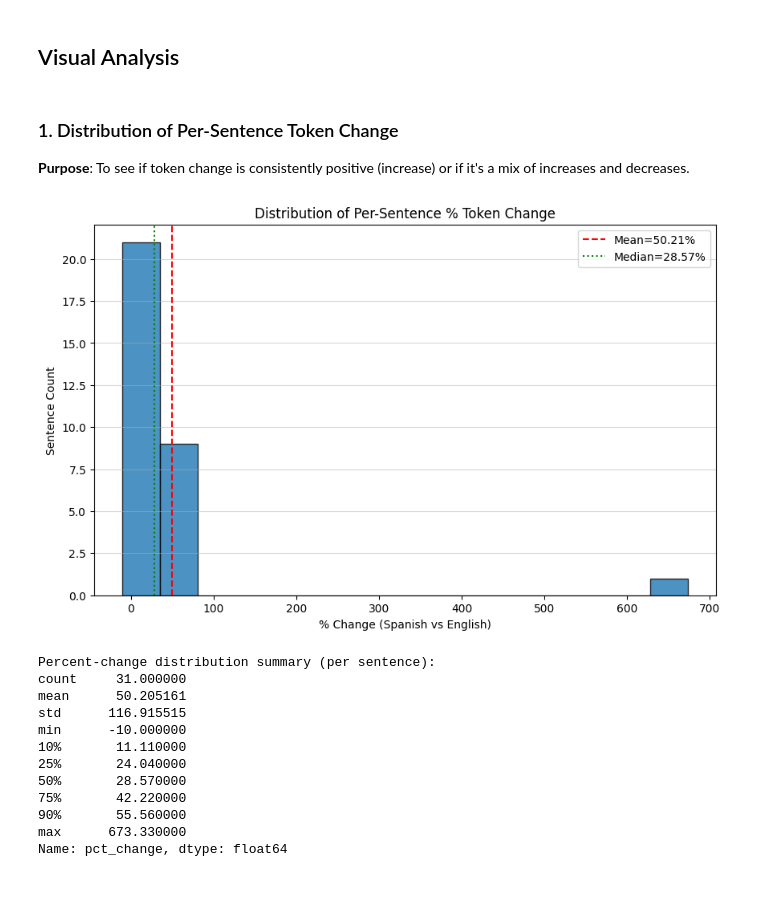
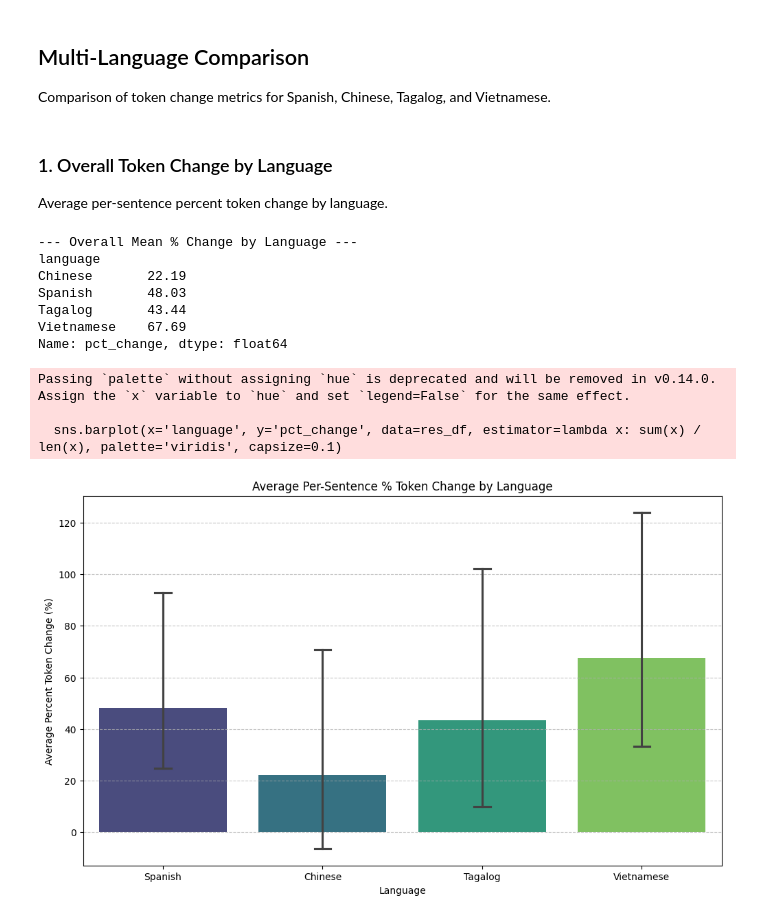
Before and after one commit to navyasraj02/Language-Translation, a Jupyter notebook: translation.ipynb, the cells around one changed output. Cells and saved outputs as stored; diff of their text form; code cells hidden in the pictures; blank space fills up the shorter version.

```diff
--- a/translation.ipynb
+++ b/translation.ipynb
@@ -135,6 +140,11 @@ def translate_and_count_tokens(sentences, batch_size=10):
 
     return all_results, batch_stats
 # %%
+# Define the languages to analyze
+target_languages = ["Spanish", "Chinese", "Tagalog", "Vietnamese"]
+all_language_results = []
+all_language_batch_stats = []
+
 # Extract questions (30 samples for trial)
 print("Extracting questions from MedQuAD...")
 questions = extract_questions("Dataset_MedQuAD", max_q=30)
@@ -146,10 +156,14 @@ clinical = add_clinical_sentences()
 all_sentences = questions + clinical
 print(f"Total sentences: {len(all_sentences)}")
 
-# Translate and track tokens (batch size = 10)
-print("\nTranslating to Spanish in batches of 10 (tracking tokens)...")
-print("="*70)
-results, batch_stats = translate_and_count_tokens(all_sentences, batch_size=10)
+# Loop through each language and perform the analysis
+for lang in target_languages:
+    results, batch_stats = translate_and_count_tokens(all_sentences, lang, batch_size=10)
+    all_language_results.extend(results)
+    all_language_batch_stats.extend(batch_stats)
+
+# Create a single DataFrame with all results
+res_df = pd.DataFrame(all_language_results)
 # %% [output]
 Extracting questions from MedQuAD...
 Extracted 30 questions
@@ -310,43 +185,36 @@ Results saved to translation_results.json
 # %% [markdown]
-## Visual Analysis
+## Multi-Language Comparison
+
+Comparison of token change metrics for Spanish, Chinese, Tagalog, and Vietnamese.
 # %% [markdown]
-### 1. Distribution of Per-Sentence Token Change
+### 1. Overall Token Change by Language
 
-**Purpose**: To see if token change is consistently positive (increase) or if it's a mix of increases and decreases.
+Average per-sentence percent token change by language.
 # %%
-import pandas as pd
-import matplotlib.pyplot as plt
+import seaborn as sns
 
-# Build DataFrame from existing metrics
-res_df = pd.DataFrame(results)
+# Overall summary
+print("--- Overall Mean % Change by Language ---")
+print(res_df.groupby('language')['pct_change'].mean().round(2))
 
-# Plot the histogram
-plt.figure(figsize=(10, 6))
-plt.hist(res_df["pct_change"], bins=15, edgecolor="black", alpha=0.8)
-plt.axvline(res_df["pct_change"].mean(), color="red", linestyle="--", label=f"Mean={res_df['pct_change'].mean():.2f}%")
-plt.axvline(res_df["pct_change"].median(), color="green", linestyle=":", label=f"Median={res_df['pct_change'].median():.2f}%")
-plt.title("Distribution of Per-Sentence % Token Change")
-plt.xlabel("% Change (Spanish vs English)")
-plt.ylabel("Sentence Count")
-plt.legend()
-plt.grid(axis='y', alpha=0.5)
+# Plot overall comparison
+plt.figure(figsize=(12, 7))
+sns.barplot(x='language', y='pct_change', data=res_df, estimator=lambda x: sum(x) / len(x), palette='viridis', capsize=0.1)
+plt.title('Average Per-Sentence % Token Change by Language')
+plt.ylabel('Average Percent Token Change (%)')
+plt.xlabel('Language')
+plt.grid(axis='y', linestyle='--', alpha=0.7)
 plt.show()
-
-# Show descriptive stats
-print("Percent-change distribution summary (per sentence):")
-print(res_df["pct_change"].describe(percentiles=[0.1, 0.25, 0.5, 0.75, 0.9]))
 # %% [output]
+--- Overall Mean % Change by Language ---
+language
+Chinese       22.19
+Spanish       48.03
+Tagalog       43.44
+Vietnamese    67.69
+Name: pct_change, dtype: float64
+Passing `palette` without assigning `hue` is deprecated and will be removed in v0.14.0. Assign the `x` variable to `hue` and set `legend=False` for the same effect.
+
+  sns.barplot(x='language', y='pct_change', data=res_df, estimator=lambda x: sum(x) / len(x), palette='viridis', capsize=0.1)
-[figure, old version]
+[figure, new version]
-Percent-change distribution summary (per sentence):
-count     31.000000
-mean      50.205161
-std      116.915515
-min      -10.000000
-10%       11.110000
-25%       24.040000
-50%       28.570000
-75%       42.220000
-90%       55.560000
-max      673.330000
-Name: pct_change, dtype: float64
 # %% [markdown]
```
Also changed, not shown: parts of 22 cells of this notebook.
